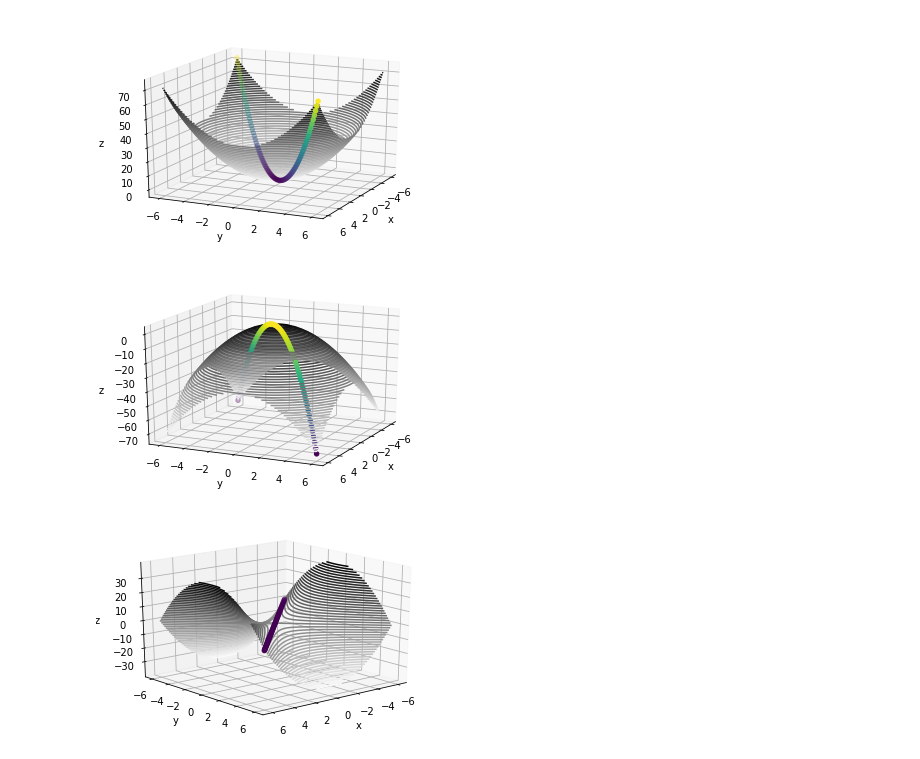
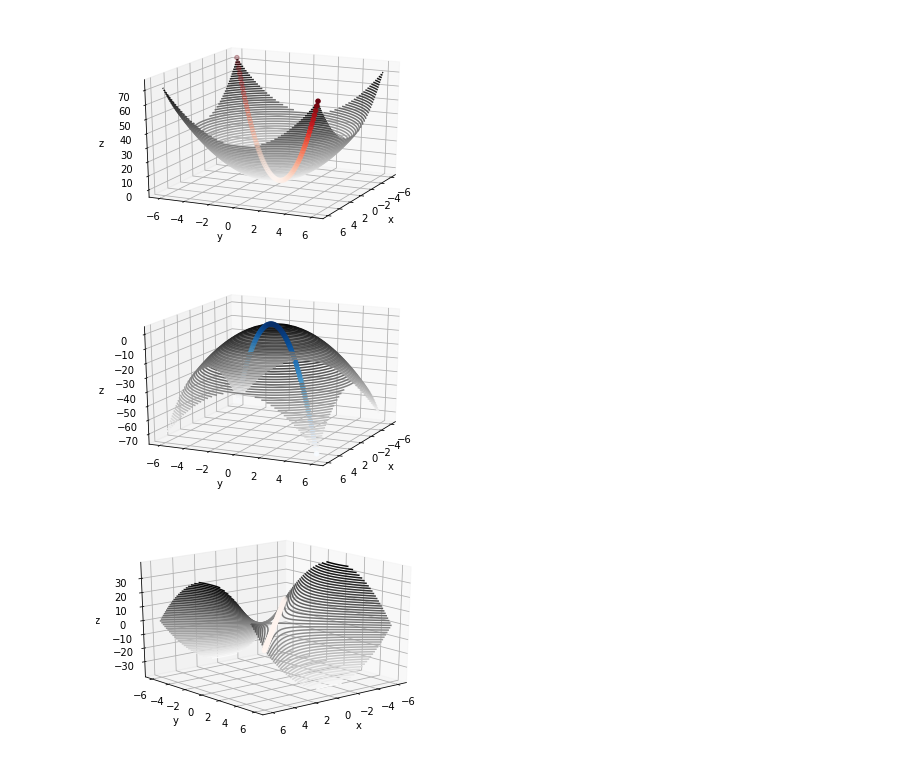
Before and after one commit to JakeCode11/CAP4630-Homework, a Jupyter notebook: hw1Problem1.ipynb, the cells around one changed output. Saved outputs shown, nothing was run; the diff lists cells and outputs as text; code cells hidden in the pictures.

```diff
--- a/hw1Problem1.ipynb
+++ b/hw1Problem1.ipynb
@@ -22,6 +22,7 @@ def f3(x, y):
 
 x = np.linspace(-6, 6, 80)
 y = np.linspace(-6, 6, 80)
+
 X, Y = np.meshgrid(x,y)
 
 ## Local Minimum Function call
@@ -34,36 +35,36 @@ z2 = f2(x,y)
 Z3 = f3(X,Y)
 z3 = f3(x,y)
 
 ## Plotting local min graph
 fig = plt.figure()
 ax = plt.axes(projection='3d')
 ax.contour3D(X, Y, Z1, 50, cmap ='binary')
 ax.set_xlabel('x')
 ax.set_ylabel('y')
 ax.set_zlabel('z')
-ax.scatter(x, y, z1, c=z1, cmap='viridis', linewidth=1);
+ax.scatter(x, y, z1, c=z1, cmap='Reds', linewidth=1);
 ax.view_init(20, 25)
 
 ## Plotting local max graph
 fig2 = plt.figure()
 ax = plt.axes(projection='3d')
 ax.contour3D(X, Y, Z2, 50, cmap ='binary')
 ax.set_xlabel('x')
 ax.set_ylabel('y')
 ax.set_zlabel('z')
-ax.scatter3D(x, y, z2, c=z2, cmap='viridis', linewidth=1);
+ax.scatter3D(x, y, z2, c=z2, cmap='Blues', linewidth=1);
 ax.view_init(20, 25)
 
 ## Plotting neither max or min graph
 fig3 = plt.figure()
 ax = plt.axes(projection='3d')
 ax.contour3D(X, Y, Z3, 50, cmap ='binary')
 ax.set_xlabel('x')
 ax.set_ylabel('y')
 ax.set_zlabel('z')
-ax.scatter(x, y, z3, c=z3, cmap='viridis', linewidth=1);
+ax.scatter(x, y, z3, c=z3, cmap='Reds', linewidth=1);
 ax.view_init(20, 50)
 # %% [output]
-[figure, old version]
+[figure, new version]
-[figure, old version]
+[figure, new version]
-[figure, old version]
+[figure, new version]
```
Also changed, not shown: parts of 1 cell of this notebook.
